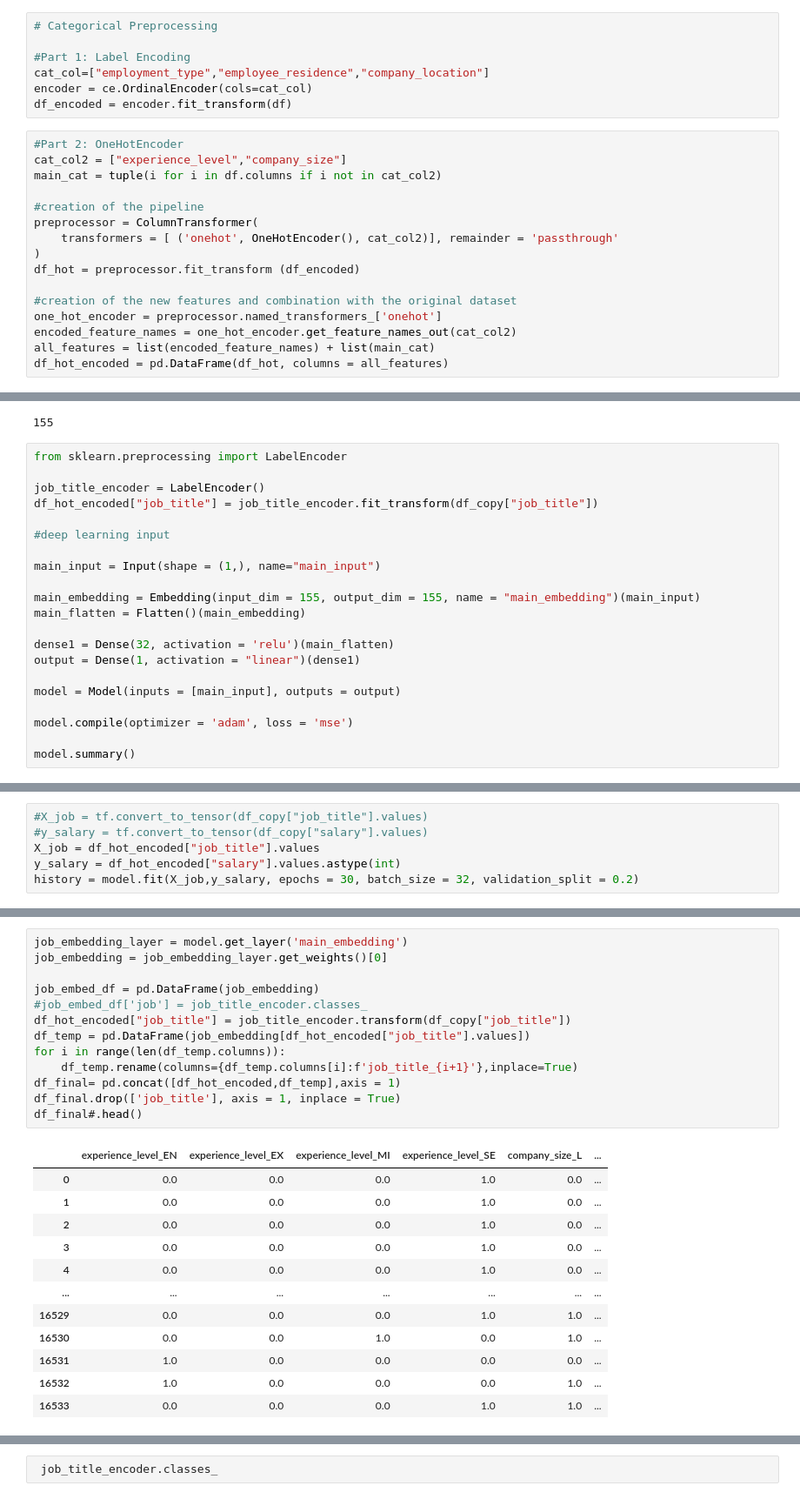
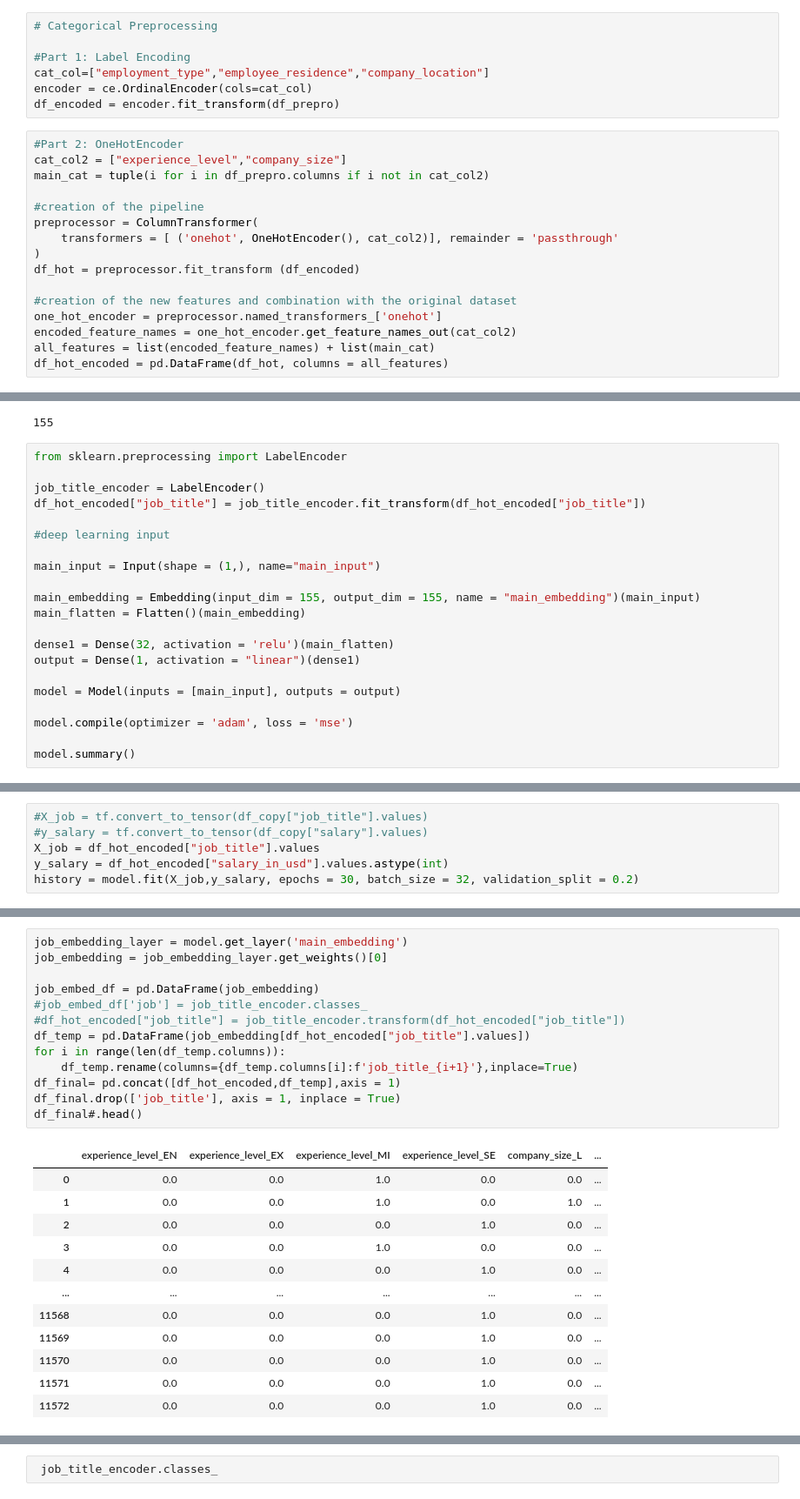
Before and after one commit to Blackstar-0/Salary-Prediction, a Jupyter notebook: Salary Prediction.ipynb, the cells around one changed output, grey strips where cells are left out. Shown at 87% size. Cells and saved outputs as stored; diff of their text form.

```diff
--- a/Salary Prediction.ipynb
+++ b/Salary Prediction.ipynb
@@ -278,11 +311,11 @@ df.head()
 #Part 1: Label Encoding
 cat_col=["employment_type","employee_residence","company_location"]
 encoder = ce.OrdinalEncoder(cols=cat_col)
-df_encoded = encoder.fit_transform(df)
+df_encoded = encoder.fit_transform(df_prepro)
 # %%
 #Part 2: OneHotEncoder
 cat_col2 = ["experience_level","company_size"]
-main_cat = tuple(i for i in df.columns if i not in cat_col2)
+main_cat = tuple(i for i in df_prepro.columns if i not in cat_col2)
 
 #creation of the pipeline
 preprocessor = ColumnTransformer(
@@ -321,7 +354,7 @@ len(df_copy["job_title"].unique())
 from sklearn.preprocessing import LabelEncoder
 
 job_title_encoder = LabelEncoder()
-df_hot_encoded["job_title"] = job_title_encoder.fit_transform(df_copy["job_title"])
+df_hot_encoded["job_title"] = job_title_encoder.fit_transform(df_hot_encoded["job_title"])
 
 #deep learning input
 
@@ -360,7 +393,7 @@ Model: "functional_1"
 #X_job = tf.convert_to_tensor(df_copy["job_title"].values)
 #y_salary = tf.convert_to_tensor(df_copy["salary"].values)
 X_job = df_hot_encoded["job_title"].values
-y_salary = df_hot_encoded["salary"].values.astype(int)
+y_salary = df_hot_encoded["salary_in_usd"].values.astype(int)
 history = model.fit(X_job,y_salary, epochs = 30, batch_size = 32, validation_split = 0.2)
 # %% [output]
 Epoch 1/30
@@ -383,26 +416,26 @@ Epoch 30/30
 # %%
 job_embedding_layer = model.get_layer('main_embedding')
 job_embedding = job_embedding_layer.get_weights()[0]
 
 job_embed_df = pd.DataFrame(job_embedding)
 #job_embed_df['job'] = job_title_encoder.classes_
-df_hot_encoded["job_title"] = job_title_encoder.transform(df_copy["job_title"])
+#df_hot_encoded["job_title"] = job_title_encoder.transform(df_hot_encoded["job_title"])
 df_temp = pd.DataFrame(job_embedding[df_hot_encoded["job_title"].values])
 for i in range(len(df_temp.columns)):
     df_temp.rename(columns={df_temp.columns[i]:f'job_title_{i+1}'},inplace=True)
 df_final= pd.concat([df_hot_encoded,df_temp],axis = 1)
 df_final.drop(['job_title'], axis = 1, inplace = True)
 df_final#.head()
 # %% [output]
 |  | experience_level_EN | experience_level_EX | experience_level_MI | experience_level_SE | company_size_L | ... |
-| 0 | 0.0 | 0.0 | 0.0 | 1.0 | 0.0 | ... |
-| 1 | 0.0 | 0.0 | 0.0 | 1.0 | 0.0 | ... |
+| 0 | 0.0 | 0.0 | 1.0 | 0.0 | 0.0 | ... |
+| 1 | 0.0 | 0.0 | 1.0 | 0.0 | 1.0 | ... |
 | 2 | 0.0 | 0.0 | 0.0 | 1.0 | 0.0 | ... |
-| 3 | 0.0 | 0.0 | 0.0 | 1.0 | 0.0 | ... |
+| 3 | 0.0 | 0.0 | 1.0 | 0.0 | 0.0 | ... |
 | 4 | 0.0 | 0.0 | 0.0 | 1.0 | 0.0 | ... |
 | ... | ... | ... | ... | ... | ... | ... |
-| 16529 | 0.0 | 0.0 | 0.0 | 1.0 | 1.0 | ... |
-| 16530 | 0.0 | 0.0 | 1.0 | 0.0 | 1.0 | ... |
-| 16531 | 1.0 | 0.0 | 0.0 | 0.0 | 0.0 | ... |
-| 16532 | 1.0 | 0.0 | 0.0 | 0.0 | 1.0 | ... |
-| 16533 | 0.0 | 0.0 | 0.0 | 1.0 | 1.0 | ... |
+| 11568 | 0.0 | 0.0 | 0.0 | 1.0 | 0.0 | ... |
+| 11569 | 0.0 | 0.0 | 0.0 | 1.0 | 0.0 | ... |
+| 11570 | 0.0 | 0.0 | 0.0 | 1.0 | 0.0 | ... |
+| 11571 | 0.0 | 0.0 | 0.0 | 1.0 | 0.0 | ... |
+| 11572 | 0.0 | 0.0 | 0.0 | 1.0 | 0.0 | ... |
```
Also changed, not shown: parts of 15 cells of this notebook.
